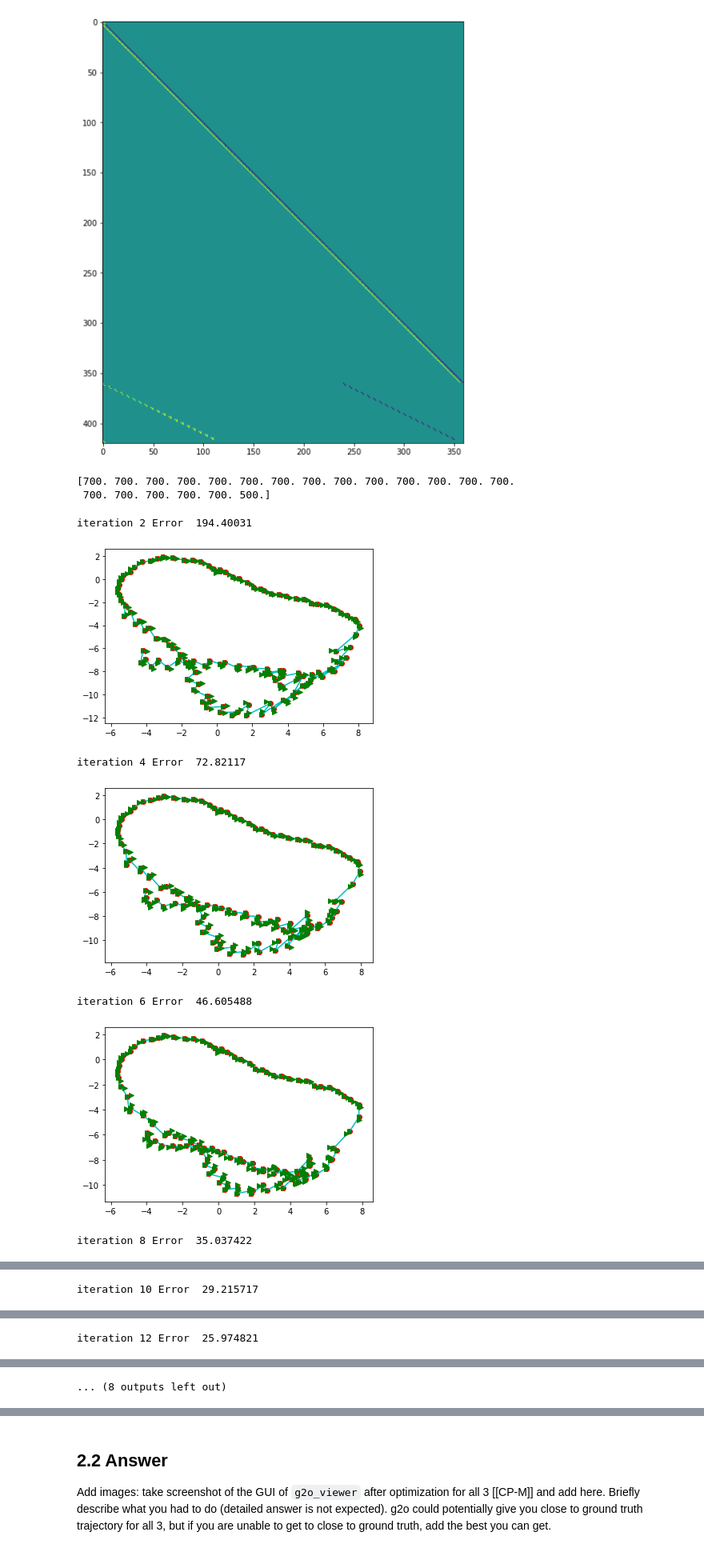
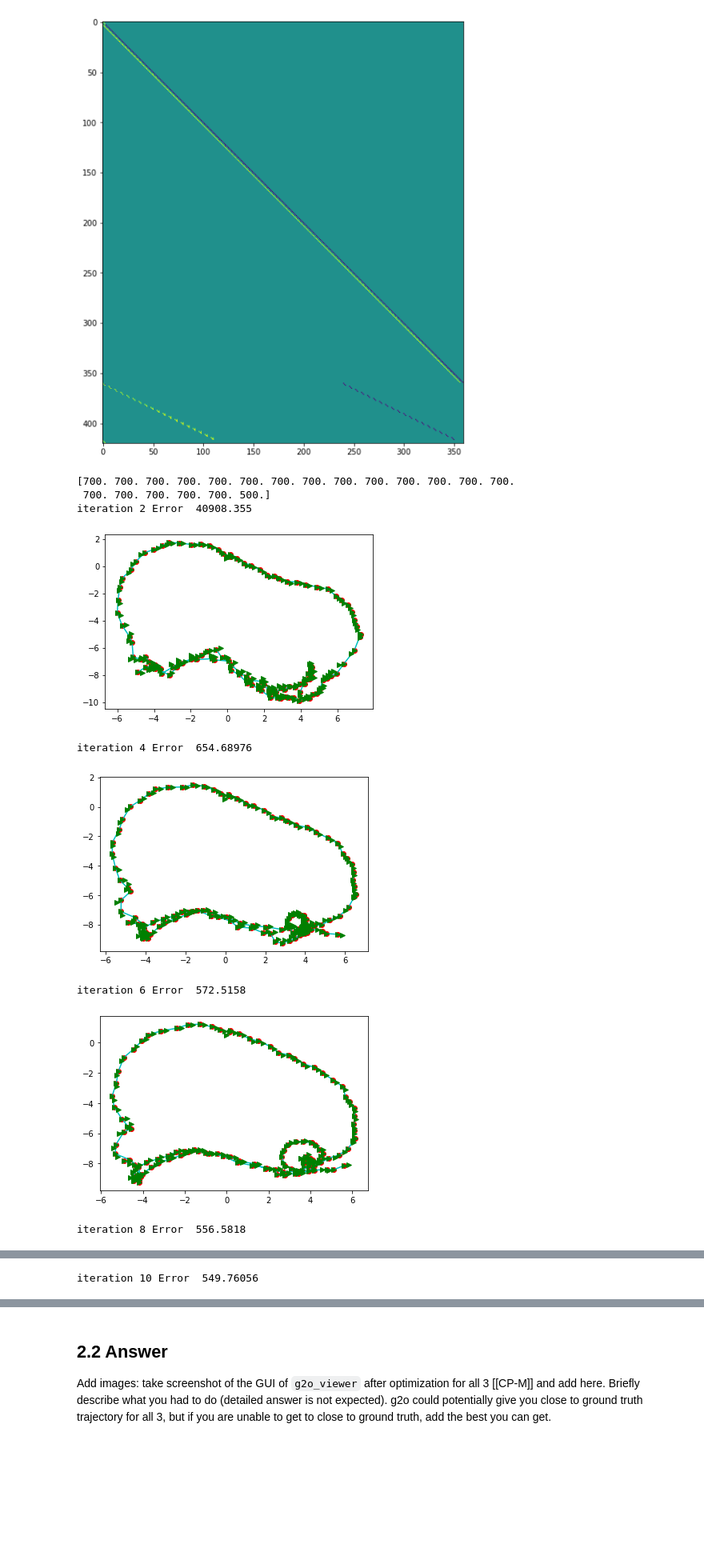
Before and after one commit to avani17101/Pose-graph-optimization, a Jupyter notebook: 16_spacex_YOUR-NAME_Project-1.ipynb, the cells around one changed output, grey strips where cells are left out. Shown at 80% size. Saved outputs shown, nothing was run; the diff lists cells and outputs as text; code cells hidden in the pictures; blank space fills up the shorter version.

```diff
--- a/16_spacex_YOUR-NAME_Project-1.ipynb
+++ b/16_spacex_YOUR-NAME_Project-1.ipynb
@@ -580,16 +574,12 @@ plt.imshow(J)
 # %% [output]
 <matplotlib.image.AxesImage at 0x...>
 [figure]
-# %%
-omega = np.append(omega,omega[0])
-print(omega[-20:])
-# %% [output]
-[700. 700. 700. 700. 700. 700. 700. 700. 700. 700. 700. 700. 700. 700.
- 700. 700. 700. 700. 700. 500.]
 # %%
-omega[:] = .3
-omega[-20:] = 1
-omega[-1] = 5
+omega = np.append(omega,omega[0])
+print(omega[-20:])
+omega[:] = 10
+omega[-20:] = 500
+omega[-1] = 700
 omega3 = np.tile(omega, 3)
 omega_i = np.eye(420)
 omega_i = omega_i*omega3
@@ -597,7 +587,7 @@ omega_i = omega_i*omega3
 import copy
 import jax
 itrs = 0
-maxIters = 20
+maxIters = 10
 prevError = 0
 currError = 0
 while itrs< maxIters:
@@ -606,37 +596,39 @@ while itrs< maxIters:
     get_jacobian = jax.jacfwd(residual,argnums=0)
     J= get_jacobian(poses,edges)
     J = J.reshape((420,-1,1))[:,:,0]
 
     lr = 1.1
     H = J.T @ omega_i @ J
     H += lr*np.eye(len(H))
 
     resi = residual(poses,edges)
     resi = resi.reshape(-1,1)
 
     b = J.T @ omega_i.T @ resi
 
     delta = -np.linalg.inv(H) @ b
     delta = delta.T
     delta = delta.reshape(120,3)
     poses = poses + delta
     prevError = currError
 
     currError = error(resi, omega_i)
 
     if(itrs!=0):
         if(prevError<currError):
             lr *= 1.1
         else:
             lr /= 1.1
     if(itrs%2==0):
         print("iteration",itrs,"Error ",currError)
         draw(poses[:,0],poses[:,1],poses[:,2])
 # %% [output]
-iteration 2 Error  194.40031
+[700. 700. 700. 700. 700. 700. 700. 700. 700. 700. 700. 700. 700. 700.
+ 700. 700. 700. 700. 700. 500.]
+iteration 2 Error  40908.355
-[figure, old version]
+[figure, new version]
-iteration 4 Error  72.82117
+iteration 4 Error  654.68976
-[figure, old version]
+[figure, new version]
-iteration 6 Error  46.605488
+iteration 6 Error  572.5158
-[figure, old version]
+[figure, new version]
-iteration 8 Error  35.037422
+iteration 8 Error  556.5818
@@ -644 +636 @@ iteration 8 Error  35.037422
-iteration 10 Error  29.215717
+iteration 10 Error  549.76056
@@ -646 +637,0 @@ iteration 10 Error  29.215717
-iteration 12 Error  25.974821
@@ -648,2 +638 @@ iteration 12 Error  25.974821
-... (8 outputs left out)
 # %%
```
Also changed, not shown: parts of 8 cells of this notebook, 16 other files.
